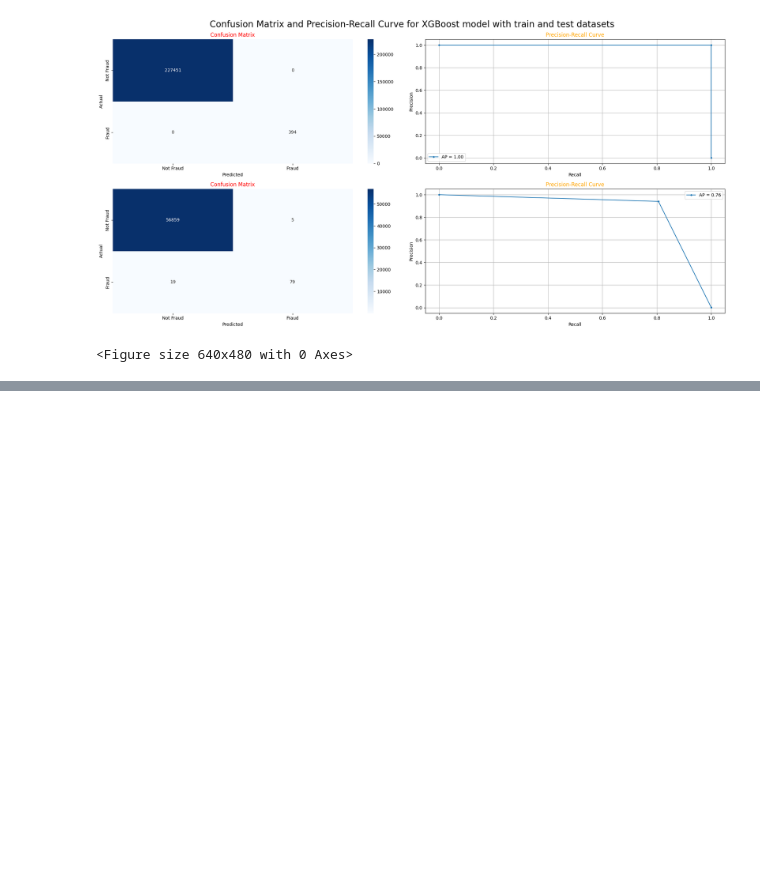
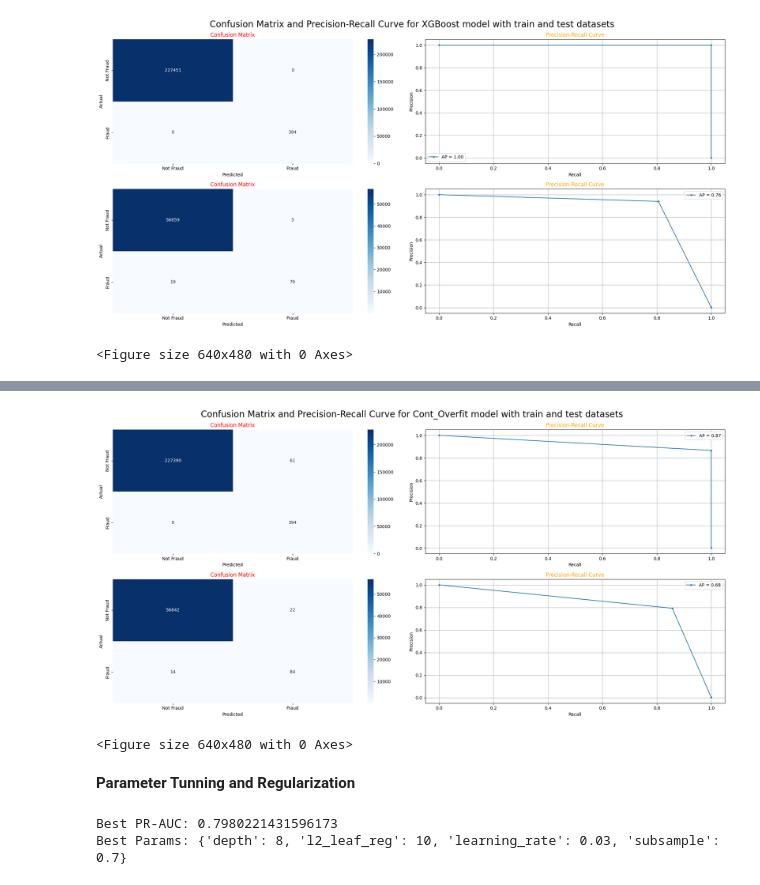
Before and after one commit to Nigatie-Sahlie/ML-Classification-Projects, a Jupyter notebook: notebooks/Fraud_detection.ipynb, the cells around one changed output, grey strips where cells are left out. Saved outputs shown, nothing was run; the diff lists cells and outputs as text; code cells hidden in the pictures; blank space fills up the shorter version.

```diff
--- a/notebooks/Fraud_detection.ipynb
+++ b/notebooks/Fraud_detection.ipynb
@@ -334,0 +374,5 @@ prep.confusionM_RP_plot(y_train, xgb_train_pred, y_test, xgb_test_pred, model="X
+# %%
+prep.confusionM_RP_plot(y_train, train_prediction, y_test, test_prediction, model="Cont_Overfit")
+# %% [output]
+[figure, added]
+<Figure size 640x480 with 0 Axes>
@@ -334,0 +383,9 @@ prep.confusionM_RP_plot(y_train, xgb_train_pred, y_test, xgb_test_pred, model="X
+# %% [markdown]
+**Parameter Tunning and Regularization**
+# %%
+prep = importlib.reload(prep)
+
+best_score, best_parameter = prep.param_tunning(x_train, y_train, x_test, y_test)
+# %% [output]
+Best PR-AUC: 0.7980221431596173
+Best Params: {'depth': 8, 'l2_leaf_reg': 10, 'learning_rate': 0.03, 'subsample': 0.7}
```
Also changed, not shown: parts of 15 cells of this notebook, 1 other file.
